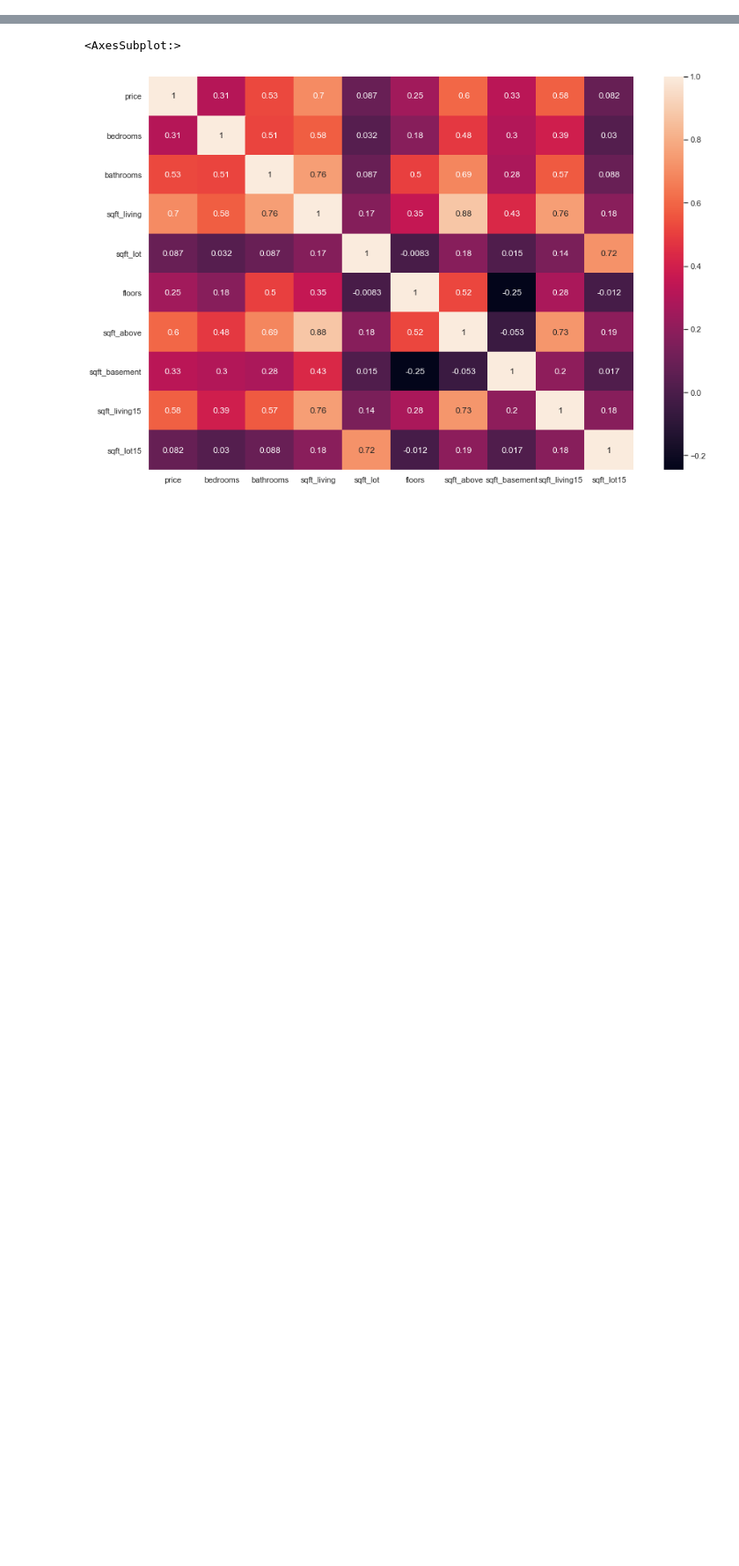
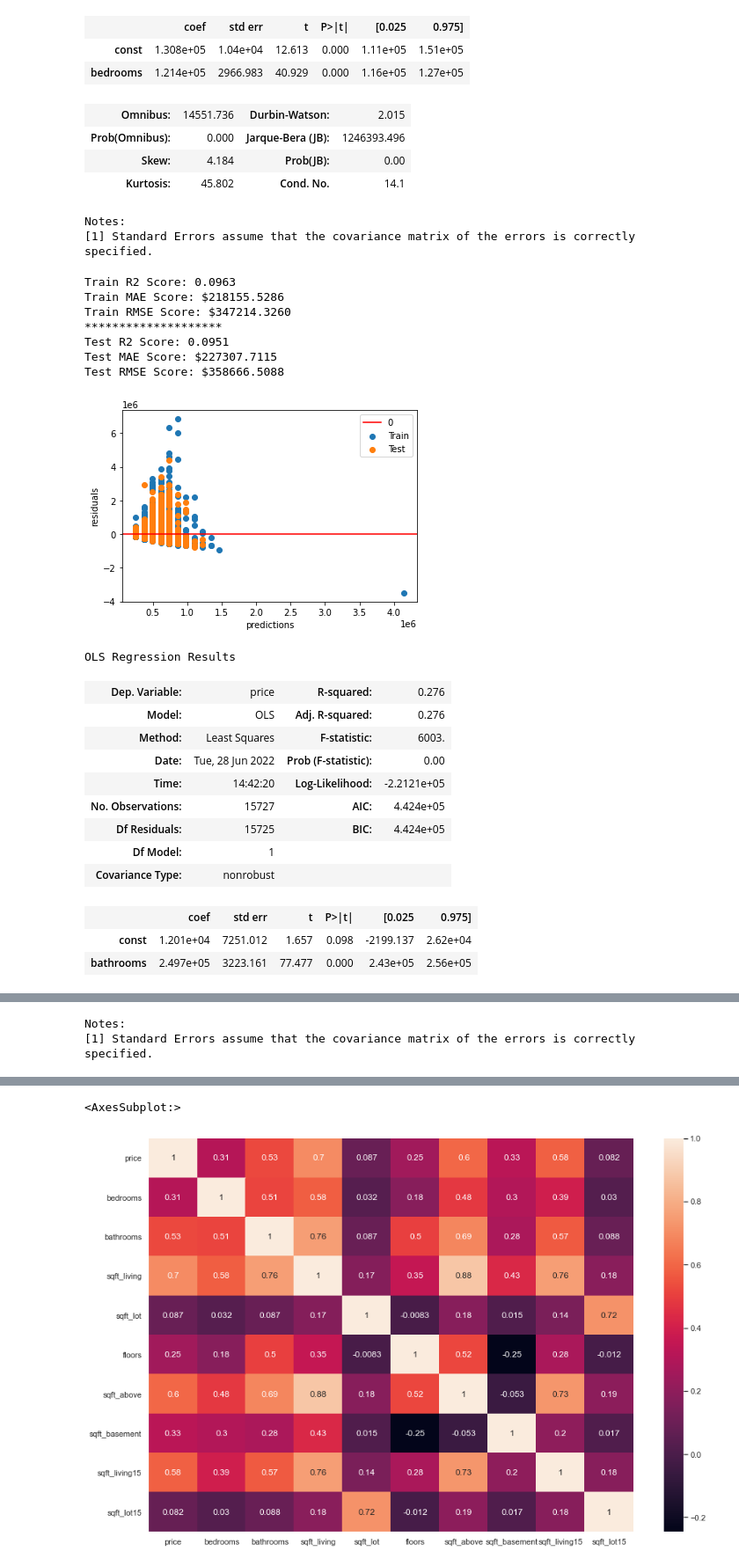
Before and after one commit to pjlannoo/Housing-Data-Project, a Jupyter notebook: Notebooks/Phil/ScratchNotebook.ipynb, the cells around one changed output, grey strips where cells are left out. Shown at 88% size. Saved outputs shown, nothing was run; the diff lists cells and outputs as text; code cells hidden in the pictures; blank space fills up the shorter version.

```diff
--- a/Notebooks/Phil/ScratchNotebook.ipynb
+++ b/Notebooks/Phil/ScratchNotebook.ipynb
@@ -91,0 +214,4 @@ colList = ['bedrooms','bathrooms','sqft_living','sqft_lot','floors','sqft_above'
+# %%
+for col in colList:
+    evaluateModel(x_train[[col]],x_test[[col]],y_train,y_test)
+# %% [output]
@@ -91,0 +228,30 @@ colList = ['bedrooms','bathrooms','sqft_living','sqft_lot','floors','sqft_above'
+|  | coef | std err | t | P>|t| | [0.025 | 0.975] |
+| const | 1.308e+05 | 1.04e+04 | 12.613 | 0.000 | 1.11e+05 | 1.51e+05 |
+| bedrooms | 1.214e+05 | 2966.983 | 40.929 | 0.000 | 1.16e+05 | 1.27e+05 |
+| Omnibus: | 14551.736 | Durbin-Watson: | 2.015 |
+| Prob(Omnibus): | 0.000 | Jarque-Bera (JB): | 1246393.496 |
+| Skew: | 4.184 | Prob(JB): | 0.00 |
+| Kurtosis: | 45.802 | Cond. No. | 14.1 |
+Notes:
+[1] Standard Errors assume that the covariance matrix of the errors is correctly specified.
+Train R2 Score: 0.0963
+Train MAE Score: $218155.5286
+Train RMSE Score: $347214.3260
+********************
+Test R2 Score: 0.0951
+Test MAE Score: $227307.7115
+Test RMSE Score: $358666.5088
+[figure, added]
+OLS Regression Results
+| Dep. Variable: | price | R-squared: | 0.276 |
+| Model: | OLS | Adj. R-squared: | 0.276 |
+| Method: | Least Squares | F-statistic: | 6003. |
+| Date: | Tue, 28 Jun 2022 | Prob (F-statistic): | 0.00 |
+| Time: | 14:42:20 | Log-Likelihood: | -2.2121e+05 |
+| No. Observations: | 15727 | AIC: | 4.424e+05 |
+| Df Residuals: | 15725 | BIC: | 4.424e+05 |
+| Df Model: | 1 |  |  |
+| Covariance Type: | nonrobust |  |  |
+|  | coef | std err | t | P>|t| | [0.025 | 0.975] |
+| const | 1.201e+04 | 7251.012 | 1.657 | 0.098 | -2199.137 | 2.62e+04 |
+| bathrooms | 2.497e+05 | 3223.161 | 77.477 | 0.000 | 2.43e+05 | 2.56e+05 |
@@ -91,0 +262,2 @@ colList = ['bedrooms','bathrooms','sqft_living','sqft_lot','floors','sqft_above'
+Notes:
+[1] Standard Errors assume that the covariance matrix of the errors is correctly specified.
```
Also changed, not shown: parts of 18 cells of this notebook, 1 other file.
